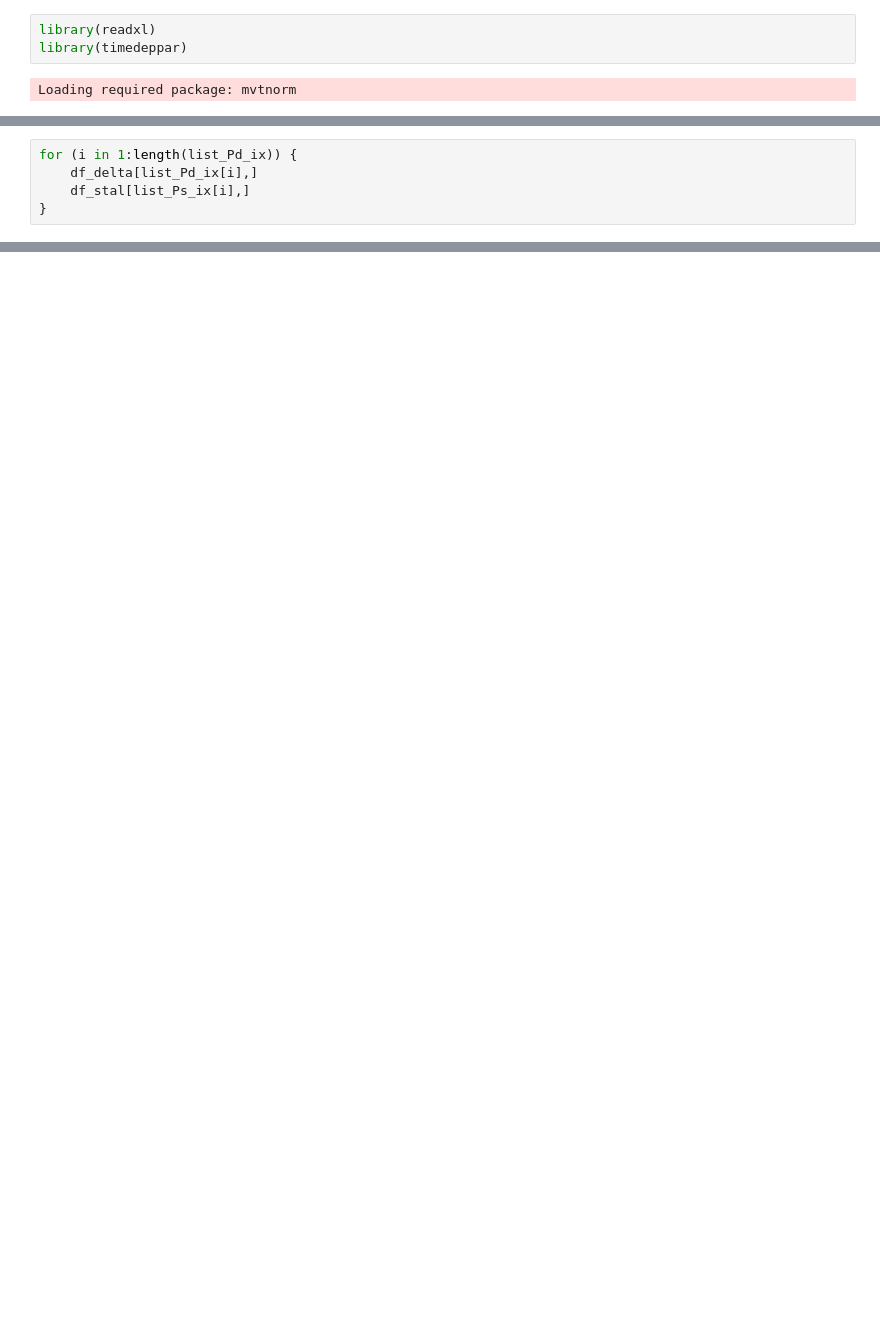
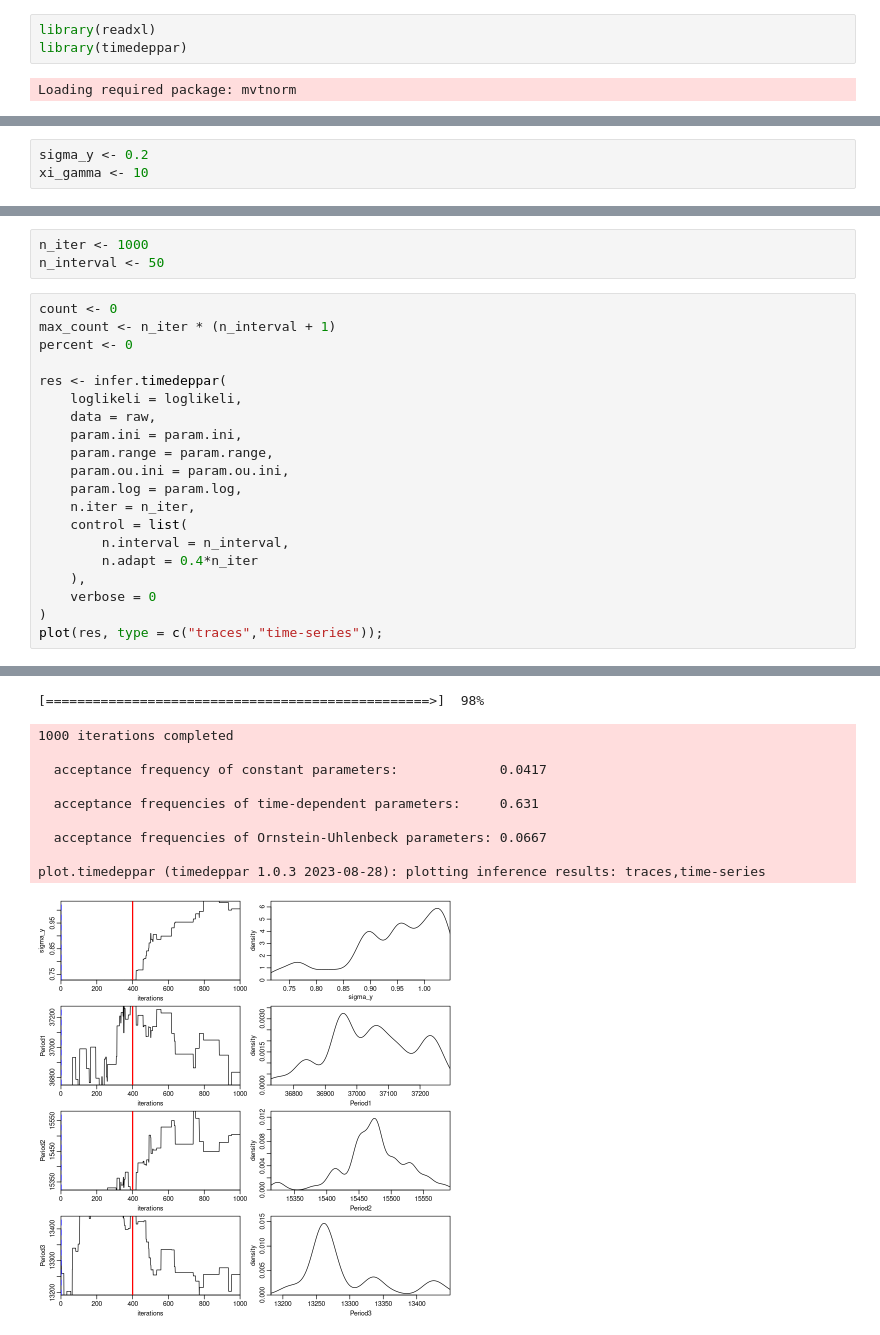
Before and after one commit to AlbertoCasellato/LCP-B, a Jupyter notebook: Project/project.ipynb, the cells around one changed output, grey strips where cells are left out. Cells and saved outputs as stored; diff of their text form; blank space fills up the shorter version.

```diff
--- a/Project/project.ipynb
+++ b/Project/project.ipynb
@@ -113,5 +75,0 @@ Similar period stalagmites indices: 6 7
-# %%
-for (i in 1:length(list_Pd_ix)) {
-    df_delta[list_Pd_ix[i],]
-    df_stal[list_Ps_ix[i],]
-}
@@ -117,0 +78,3 @@ for (i in 1:length(list_Pd_ix)) {
+# %%
+sigma_y <- 0.2
+xi_gamma <- 10
@@ -117,0 +203,24 @@ for (i in 1:length(list_Pd_ix)) {
+# %%
+n_iter <- 1000
+n_interval <- 50
+# %%
+count <- 0
+max_count <- n_iter * (n_interval + 1)
+percent <- 0
+
+res <- infer.timedeppar(
+    loglikeli = loglikeli,
+    data = raw,
+    param.ini = param.ini,
+    param.range = param.range,
+    param.ou.ini = param.ou.ini,
+    param.log = param.log,
+    n.iter = n_iter,
+    control = list(
+        n.interval = n_interval,
+        n.adapt = 0.4*n_iter
+    ),
+    verbose = 0
+)
+plot(res, type = c("traces","time-series"));
+# %% [output]
@@ -117,0 +234,11 @@ for (i in 1:length(list_Pd_ix)) {
+[=================================================>]  98%
+1000 iterations completed
+
+  acceptance frequency of constant parameters:             0.0417
+
+  acceptance frequencies of time-dependent parameters:     0.631
+
+  acceptance frequencies of Ornstein-Uhlenbeck parameters: 0.0667
+
+plot.timedeppar (timedeppar 1.0.3 2023-08-28): plotting inference results: traces,time-series
+[figure, added]
```
Also changed, not shown: parts of 13 cells of this notebook, 2 other files.
